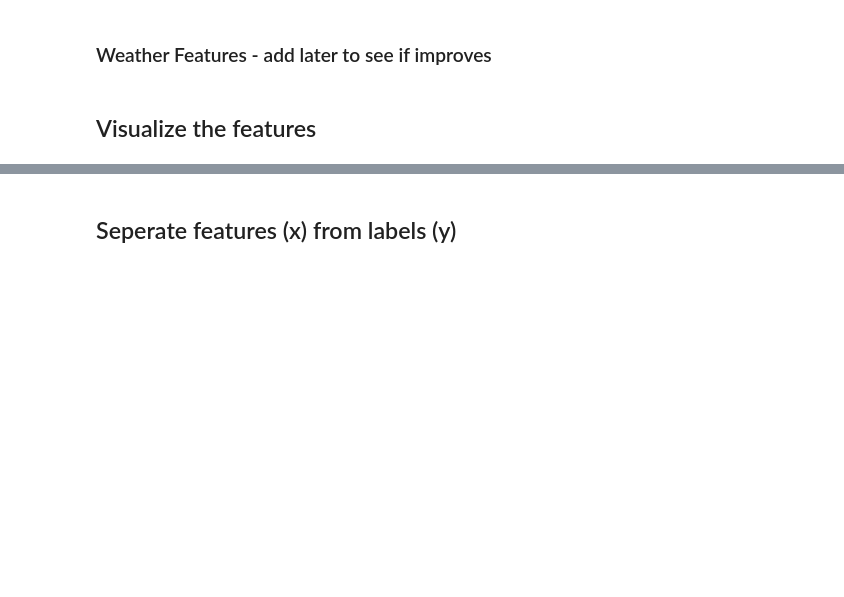
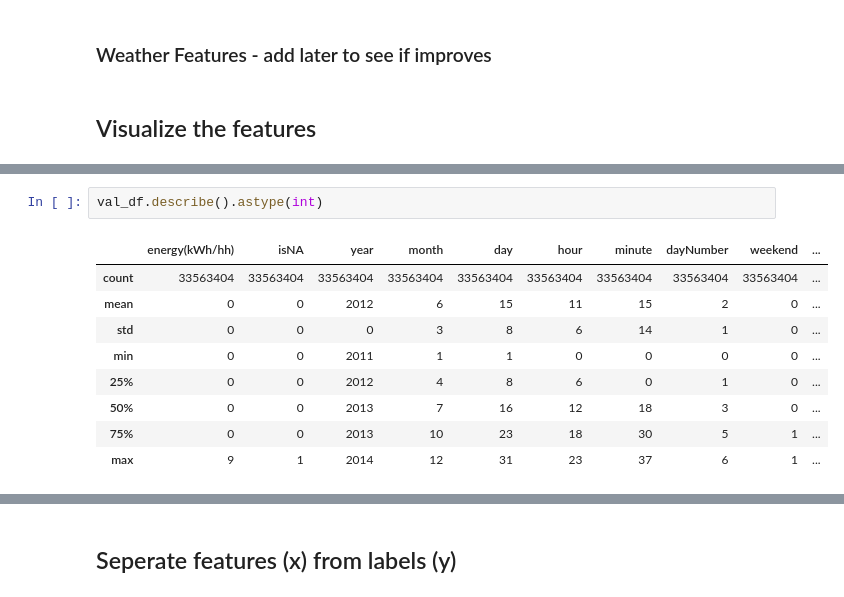
Before and after one commit to brepowell/EnergyConsumption, a Jupyter notebook: LondonDataFeatureEngineering.ipynb, the cells around one changed output, grey strips where cells are left out. Drawn from its saved outputs; the diff is of its cells as text; blank space fills up the shorter version.

```diff
--- a/LondonDataFeatureEngineering.ipynb
+++ b/LondonDataFeatureEngineering.ipynb
@@ -631,0 +753,12 @@ WARNING:tensorflow:From c:\Users\brely\anaconda3\lib\site-packages\keras\src\los
+# %%
+val_df.describe().astype(int)
+# %% [output]
+|  | energy(kWh/hh) | isNA | year | month | day | hour | minute | dayNumber | weekend | ... |
+| count | 33563404 | 33563404 | 33563404 | 33563404 | 33563404 | 33563404 | 33563404 | 33563404 | 33563404 | ... |
+| mean | 0 | 0 | 2012 | 6 | 15 | 11 | 15 | 2 | 0 | ... |
+| std | 0 | 0 | 0 | 3 | 8 | 6 | 14 | 1 | 0 | ... |
+| min | 0 | 0 | 2011 | 1 | 1 | 0 | 0 | 0 | 0 | ... |
+| 25% | 0 | 0 | 2012 | 4 | 8 | 6 | 0 | 1 | 0 | ... |
+| 50% | 0 | 0 | 2013 | 7 | 16 | 12 | 18 | 3 | 0 | ... |
+| 75% | 0 | 0 | 2013 | 10 | 23 | 18 | 30 | 5 | 1 | ... |
+| max | 9 | 1 | 2014 | 12 | 31 | 23 | 37 | 6 | 1 | ... |
```
Also changed, not shown: parts of 15 cells of this notebook.
